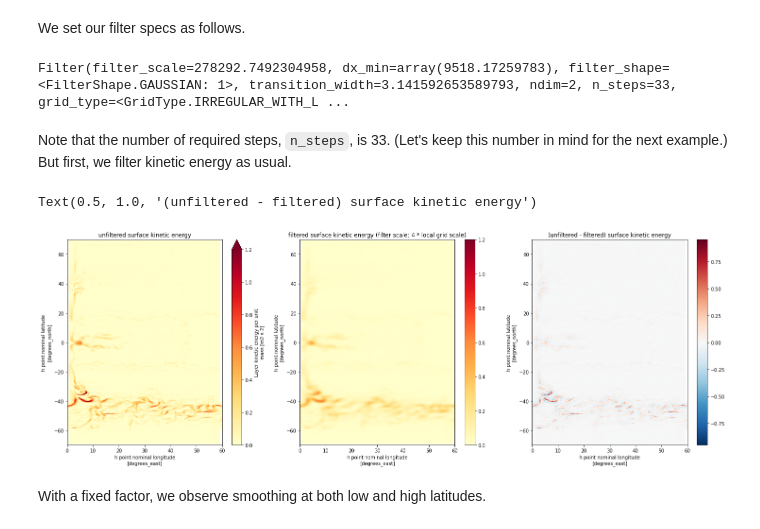
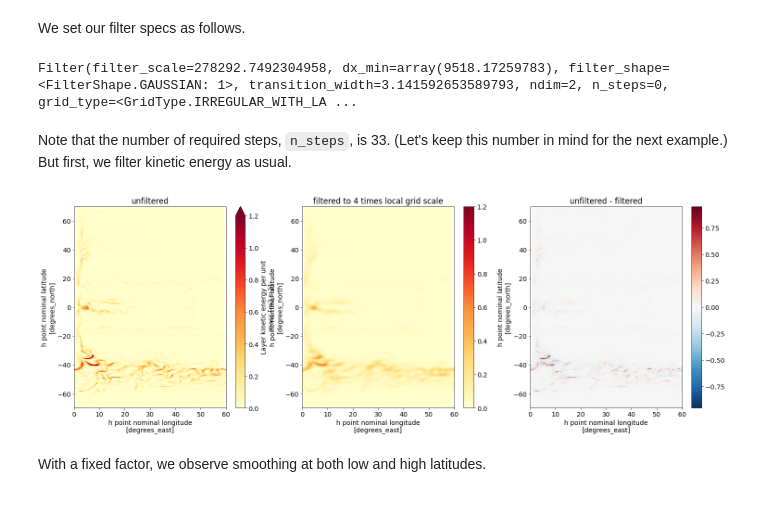
Before and after one commit to NoraLoose/gcm-filters, a Jupyter notebook: docs/tutorial_filter_types.ipynb, the cells around one changed output. Saved outputs shown, nothing was run; the diff lists cells and outputs as text; code cells hidden in the pictures.

```diff
--- a/docs/tutorial_filter_types.ipynb
+++ b/docs/tutorial_filter_types.ipynb
@@ -108,18 +126,21 @@ For each grid variable in the cell above, we 1) removed the padding in the `xq`
 Let's plot a summary of the grid variables that are inputs to our filter.
 # %%
 import matplotlib.pyplot as plt
+import matplotlib.pylab as pylab
+params = {'font.size': 14}
+pylab.rcParams.update(params)
 
 fig,axs = plt.subplots(2,3,figsize=(25,15))
 wet_mask.plot(ax=axs[0,0])
 axs[0,0].set_title('wet_mask')
 dxw.plot(ax=axs[0,1])
-axs[0,1].set_title('dxw = x-spacing centered at western cell edge')
+axs[0,1].set_title('dxw')
 dyw.plot(ax=axs[0,2])
-axs[0,2].set_title('dyw = y-spacing centered at western cell edge')
+axs[0,2].set_title('dyw')
 dxs.plot(ax=axs[1,0])
-axs[1,0].set_title('dxs = x-spacing centered at southern cell edge')
+axs[1,0].set_title('dxs')
 dys.plot(ax=axs[1,1])
-axs[1,1].set_title('dys = y-spacing centered at southern cell edge')
+axs[1,1].set_title('dys')
 area.plot(ax=axs[1,2])
-axs[1,2].set_title('area')
+axs[1,2].set_title('area');
 # %% [output]
@@ -398,11 +421,13 @@ filter_fixed_factor = gcm_filters.Filter(
     filter_shape=gcm_filters.FilterShape.GAUSSIAN,
     n_steps=0,
     grid_type=gcm_filters.GridType.IRREGULAR_WITH_LAND,
-    grid_vars={'wet_mask': wet_mask, 'dxw': dxw, 'dyw': dyw, 'dxs': dxs, 'dys': dys, 'area': area, 'kappa_w': kappa_w, 'kappa_s': kappa_s}
+    grid_vars={'wet_mask': wet_mask,
+               'dxw': dxw, 'dyw': dyw, 'dxs': dxs, 'dys': dys, 'area': area,
+               'kappa_w': kappa_w, 'kappa_s': kappa_s}
 )
 filter_fixed_factor
 # %% [output]
-Filter(filter_scale=278292.7492304958, dx_min=array(9518.17259783), filter_shape=<FilterShape.GAUSSIAN: 1>, transition_width=3.141592653589793, ndim=2, n_steps=33, grid_type=<GridType.IRREGULAR_WITH_L ...
+Filter(filter_scale=278292.7492304958, dx_min=array(9518.17259783), filter_shape=<FilterShape.GAUSSIAN: 1>, transition_width=3.141592653589793, ndim=2, n_steps=0, grid_type=<GridType.IRREGULAR_WITH_LA ...
 # %% [markdown]
 Note that the number of required steps, `n_steps`, is 33. (Let's keep this number in mind for the next example.) But first, we filter kinetic energy as usual.
 # %%
@@ -410,15 +435,14 @@ KE_filtered_fixed_factor = filter_fixed_factor.apply(ds.KE, dims=['yh', 'xh'])
 # %%
 fig,axs = plt.subplots(1,3,figsize=(25,8))
 
 ds.KE.isel(time=time, zl=layer).plot(ax=axs[0], vmin=vmin, vmax=vmax, cmap='YlOrRd')
-axs[0].set_title('unfiltered surface kinetic energy')
+axs[0].set_title('unfiltered')
 KE_filtered_fixed_factor.isel(time=time, zl=layer).plot(ax=axs[1], vmin=vmin, vmax=vmax, cmap='YlOrRd')
-axs[1].set_title('filtered surface kinetic energy (filter scale: 4 * local grid scale)')
+axs[1].set_title('filtered to 4 times local grid scale')
 (ds.KE - KE_filtered_fixed_factor).isel(time=time, zl=layer).plot(ax=axs[2], cmap='RdBu_r')
-axs[2].set_title('(unfiltered - filtered) surface kinetic energy')
+axs[2].set_title('unfiltered - filtered');
 # %% [output]
-Text(0.5, 1.0, '(unfiltered - filtered) surface kinetic energy')
-[figure, old version]
+[figure, new version]
 # %% [markdown]
 With a fixed factor, we observe smoothing at both low and high latitudes.
 # %% [markdown]
```
Also changed, not shown: parts of 17 cells of this notebook.
